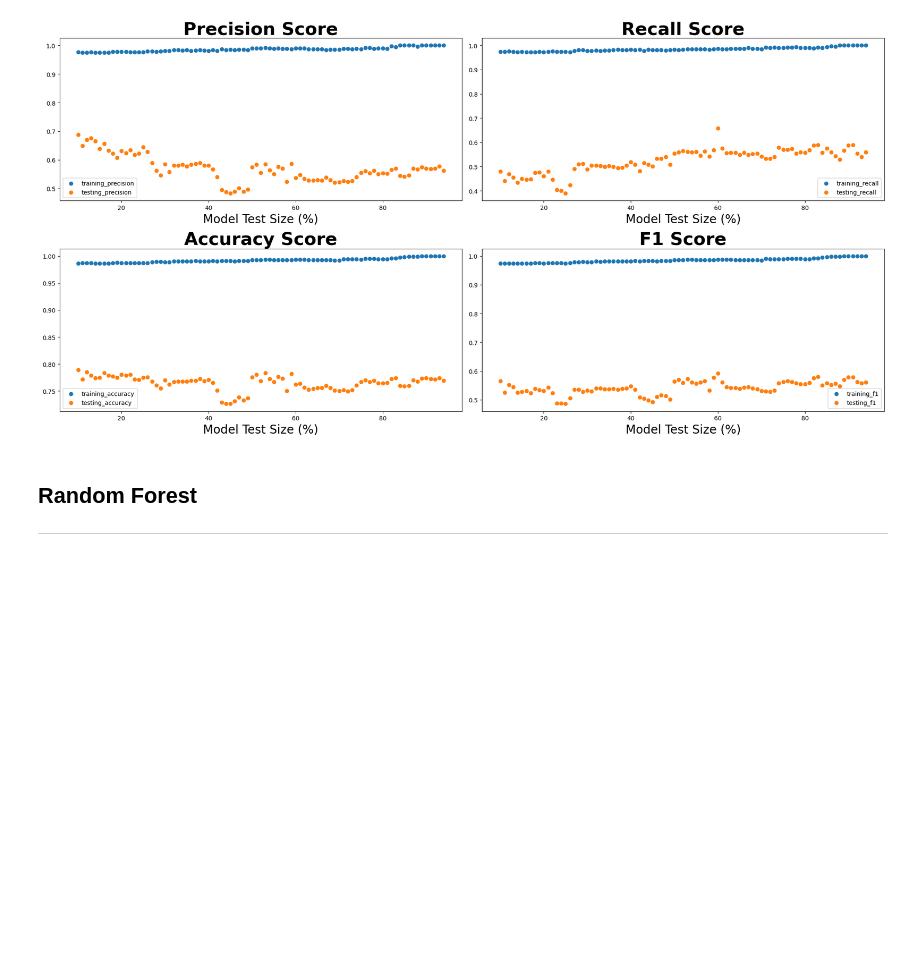
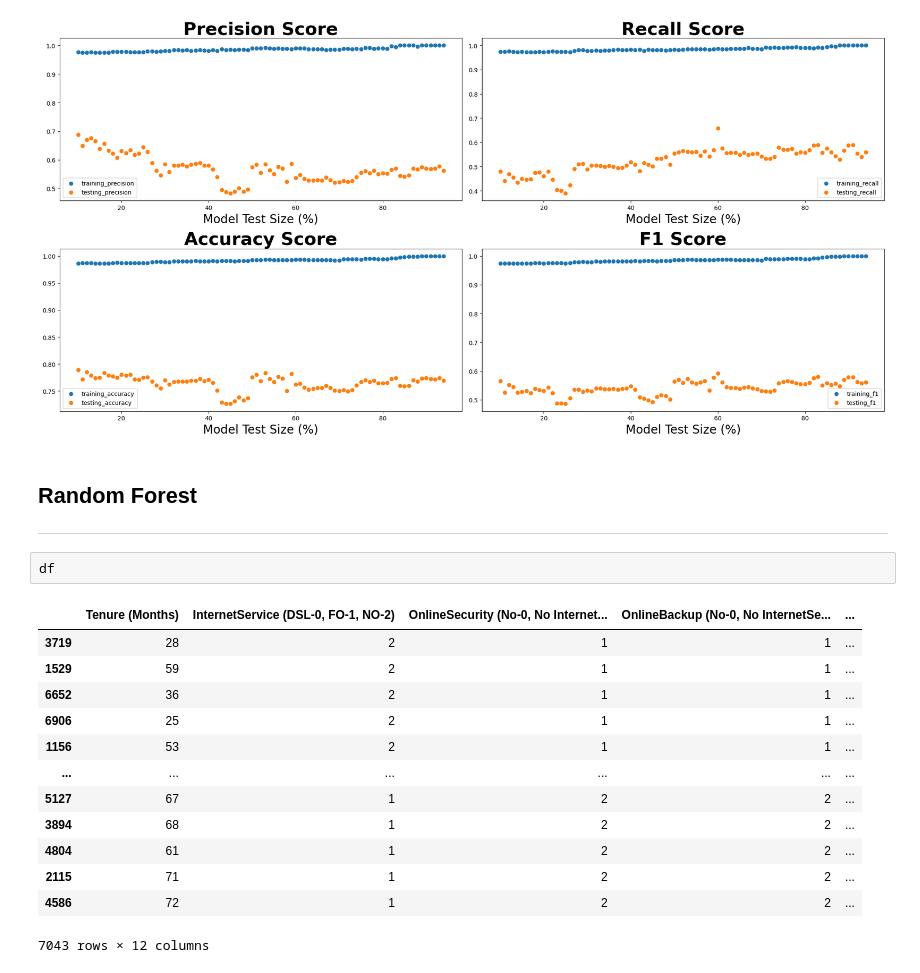
Before and after one commit to rickashb/BigDataAnalytics, a Jupyter notebook: bigdproject.ipynb, the cells around one changed output. Cells and saved outputs as stored; diff of their text form; blank space fills up the shorter version.

```diff
--- a/bigdproject.ipynb
+++ b/bigdproject.ipynb
@@ -1130,6 +1073,22 @@ plt.tight_layout()
 # %% [markdown]
 ## Random Forest
 ***
+# %%
+df
+# %% [output]
+|  | Tenure (Months) | InternetService (DSL-0, FO-1, NO-2) | OnlineSecurity (No-0, No Internet... | OnlineBackup (No-0, No InternetSe... | ... |
+| 3719 | 28 | 2 | 1 | 1 | ... |
+| 1529 | 59 | 2 | 1 | 1 | ... |
+| 6652 | 36 | 2 | 1 | 1 | ... |
+| 6906 | 25 | 2 | 1 | 1 | ... |
+| 1156 | 53 | 2 | 1 | 1 | ... |
+| ... | ... | ... | ... | ... | ... |
+| 5127 | 67 | 1 | 2 | 2 | ... |
+| 3894 | 68 | 1 | 2 | 2 | ... |
+| 4804 | 61 | 1 | 2 | 2 | ... |
+| 2115 | 71 | 1 | 2 | 2 | ... |
+| 4586 | 72 | 1 | 2 | 2 | ... |
+7043 rows × 12 columns
 # %%
 # separate the features (X) from the target variable (y)
 X = df.drop('Churn (No-0, Yes-1)', axis=1)
```
Also changed, not shown: parts of 26 cells of this notebook.
